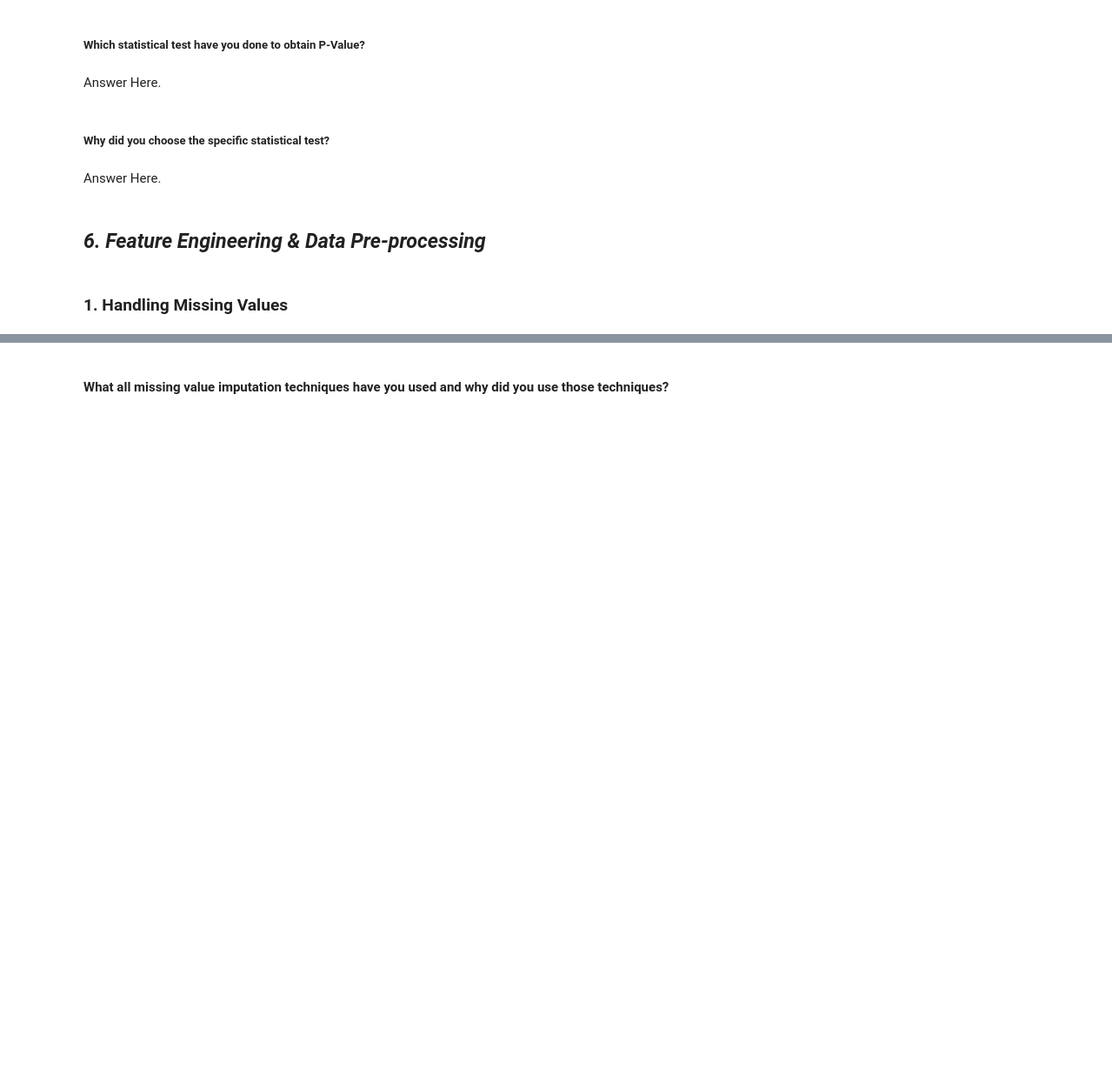
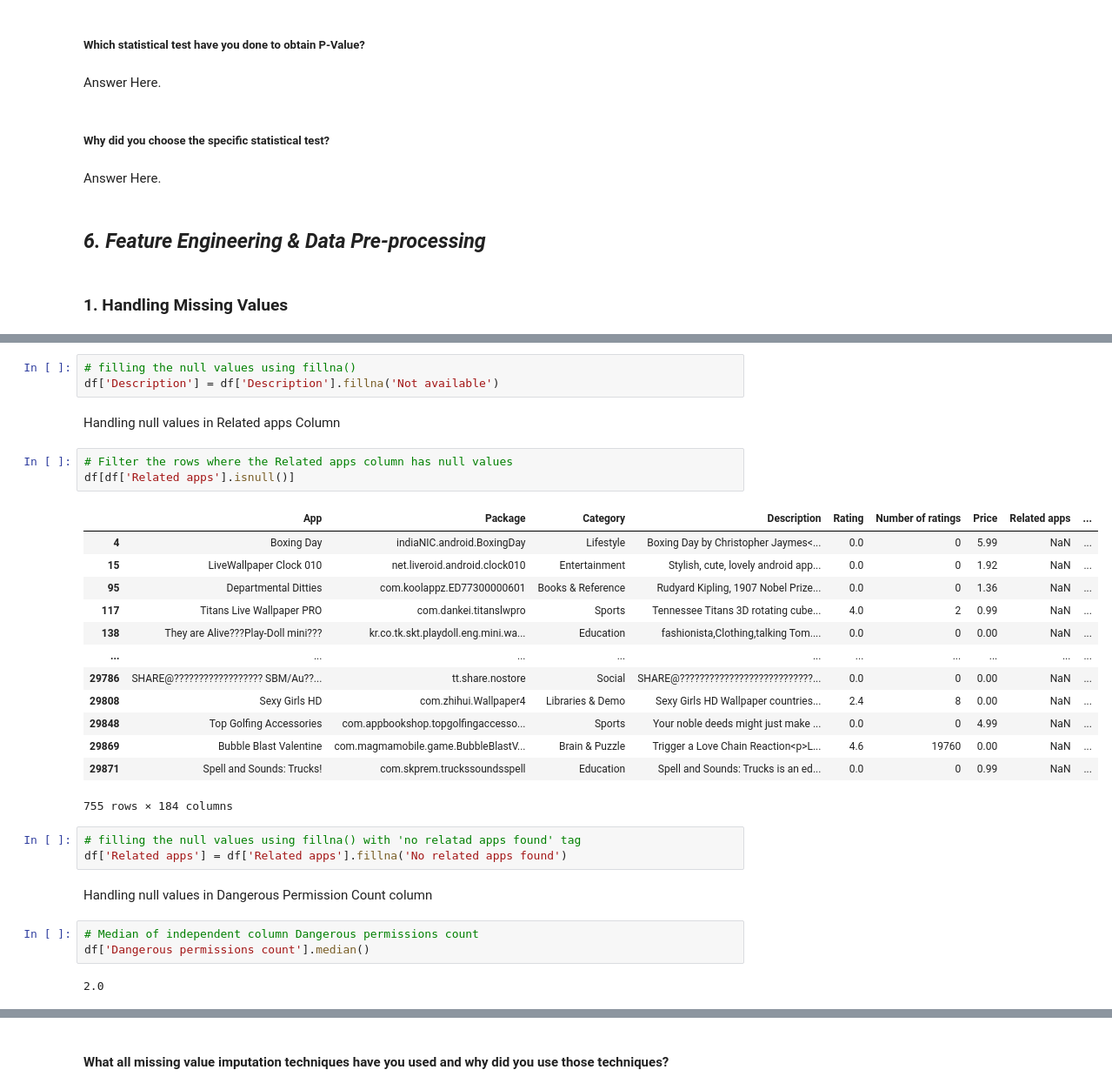
Before and after one commit to v1git12/Capstone-Project-3-Android-Authenticity-Prediction-, a Jupyter notebook: Android_Authenticity_Prediction.ipynb, the cells around one changed output, grey strips where cells are left out. Shown at 87% size. Cells and saved outputs as stored; diff of their text form; blank space fills up the shorter version.

```diff
--- a/Android_Authenticity_Prediction.ipynb
+++ b/Android_Authenticity_Prediction.ipynb
@@ -1757,0 +1629,32 @@ Answer Here.
+# %%
+# filling the null values using fillna()
+df['Description'] = df['Description'].fillna('Not available')
+# %% [markdown]
+Handling null values in Related apps Column
+# %%
+# Filter the rows where the Related apps column has null values
+df[df['Related apps'].isnull()]
+# %% [output]
+|  | App | Package | Category | Description | Rating | Number of ratings | Price | Related apps | ... |
+| 4 | Boxing Day | indiaNIC.android.BoxingDay | Lifestyle | Boxing Day by Christopher Jaymes<... | 0.0 | 0 | 5.99 | NaN | ... |
+| 15 | LiveWallpaper Clock 010 | net.liveroid.android.clock010 | Entertainment | Stylish, cute, lovely android app... | 0.0 | 0 | 1.92 | NaN | ... |
+| 95 | Departmental Ditties | com.koolappz.ED77300000601 | Books & Reference | Rudyard Kipling, 1907 Nobel Prize... | 0.0 | 0 | 1.36 | NaN | ... |
+| 117 | Titans Live Wallpaper PRO | com.dankei.titanslwpro | Sports | Tennessee Titans 3D rotating cube... | 4.0 | 2 | 0.99 | NaN | ... |
+| 138 | They are Alive???Play-Doll mini??? | kr.co.tk.skt.playdoll.eng.mini.wa... | Education | fashionista,Clothing,talking Tom.... | 0.0 | 0 | 0.00 | NaN | ... |
+| ... | ... | ... | ... | ... | ... | ... | ... | ... | ... |
+| 29786 | SHARE@?????????????????? SBM/Au??... | tt.share.nostore | Social | SHARE@???????????????????????????... | 0.0 | 0 | 0.00 | NaN | ... |
+| 29808 | Sexy Girls HD | com.zhihui.Wallpaper4 | Libraries & Demo | Sexy Girls HD Wallpaper countries... | 2.4 | 8 | 0.00 | NaN | ... |
+| 29848 | Top Golfing Accessories | com.appbookshop.topgolfingaccesso... | Sports | Your noble deeds might just make ... | 0.0 | 0 | 4.99 | NaN | ... |
+| 29869 | Bubble Blast Valentine | com.magmamobile.game.BubbleBlastV... | Brain & Puzzle | Trigger a Love Chain Reaction<p>L... | 4.6 | 19760 | 0.00 | NaN | ... |
+| 29871 | Spell and Sounds: Trucks! | com.skprem.truckssoundsspell | Education | Spell and Sounds: Trucks is an ed... | 0.0 | 0 | 0.99 | NaN | ... |
+755 rows × 184 columns
+# %%
+# filling the null values using fillna() with 'no relatad apps found' tag
+df['Related apps'] = df['Related apps'].fillna('No related apps found')
+# %% [markdown]
+Handling null values in Dangerous Permission Count column
+# %%
+# Median of independent column Dangerous permissions count
+df['Dangerous permissions count'].median()
+# %% [output]
+2.0
```
Also changed, not shown: parts of 202 cells of this notebook.
